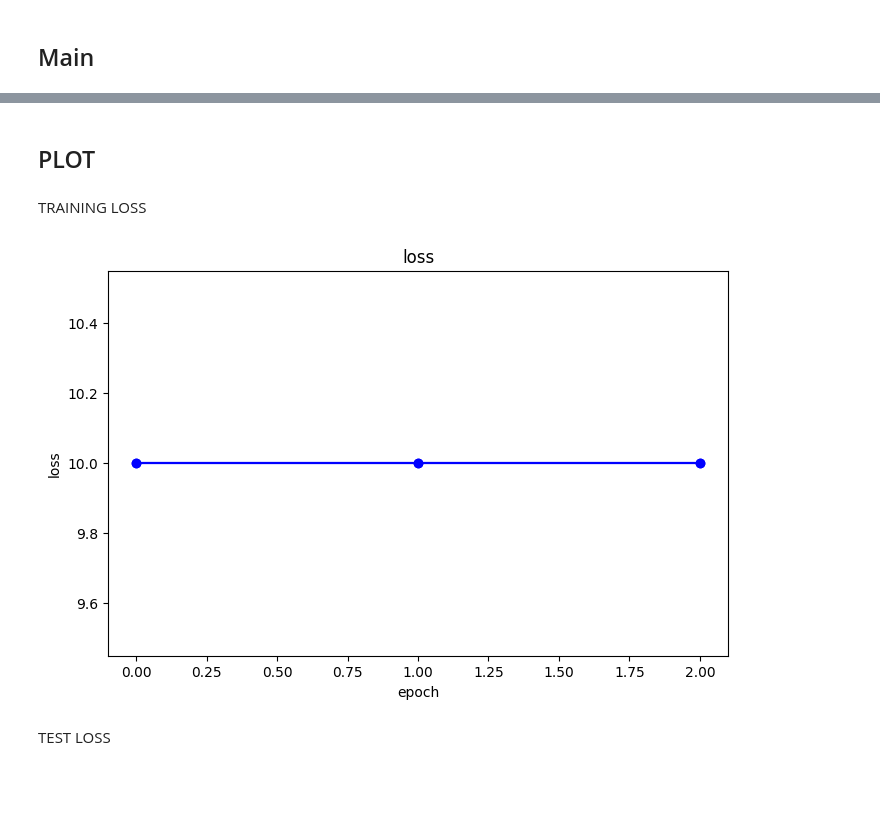
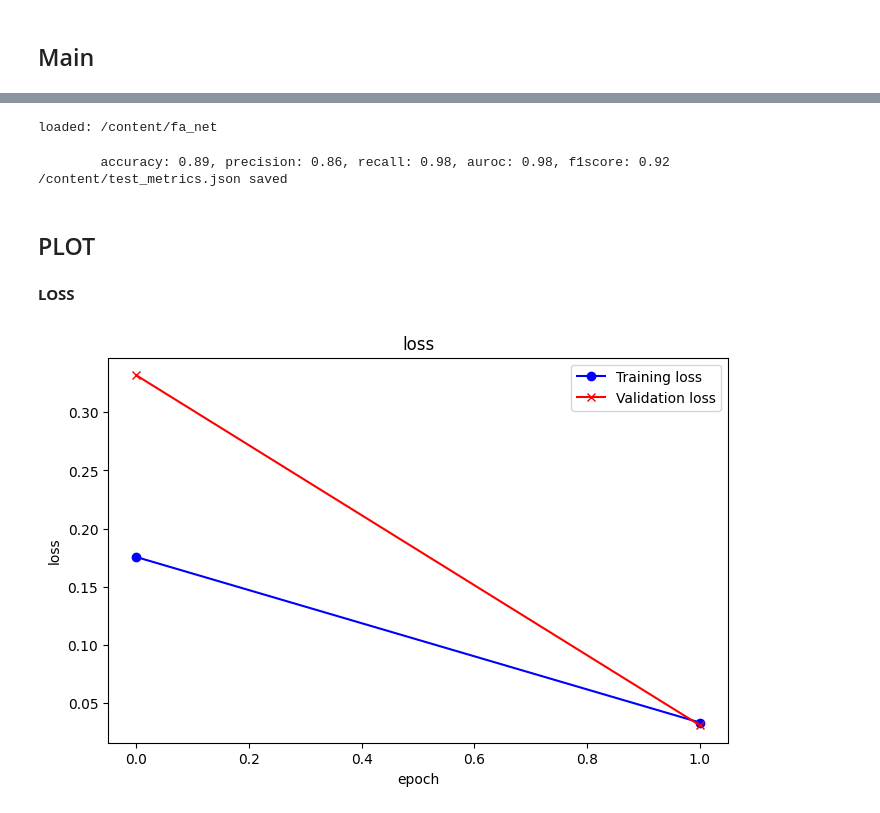
Before and after one commit to cybernetic-m/jam-net, a Jupyter notebook: models/baseline_model.ipynb, the cells around one changed output, grey strips where cells are left out. Saved outputs shown, nothing was run; the diff lists cells and outputs as text; code cells hidden in the pictures; blank space fills up the shorter version.

Commit message:
Correct dictionaries, Plots and Confusion Matrix

```diff
--- a/models/baseline_model.ipynb
+++ b/models/baseline_model.ipynb
@@ -1523,7 +1562,7 @@ fa_network = FA_net(
     model_name=global_var['extract_directory'] + "/" + "fa_net"
     )
 
-fa_network.load()
+#fa_network.load() # Decomment this to load precedent weights
 fa_network.to(device)
 fa_network.set_eval_mode()
 
@@ -1531,31 +1570,30 @@ gc.collect()
 if device != "cpu":
     torch.cuda.empty_cache()
 
-train_metrics = load_metrics_from_csv('/content/train_metrics.json')
 
-if train_metrics == {}:
-    train_metrics['epoch'] = []
-    train_metrics['loss'] = []
-    train_metrics['accuracy'] = []
-    train_metrics['precision'] = []
-    train_metrics['recall'] = []
-    train_metrics['auroc'] = []
-    train_metrics['f1score'] = []
+train_metrics = {}
+train_metrics['epoch'] = []
+train_metrics['loss'] = []
+train_metrics['accuracy'] = []
+train_metrics['precision'] = []
+train_metrics['recall'] = []
+train_metrics['auroc'] = []
+train_metrics['f1score'] = []
 
 
-validation_metrics = load_metrics_from_csv('/content/validation_metrics.json')
-
-if validation_metrics == {}:
-    validation_metrics['epoch'] = []
-    validation_metrics['loss'] = []
-    validation_metrics['accuracy'] = []
-    validation_metrics['precision'] = []
-    validation_metrics['recall'] = []
-    validation_metrics['auroc'] = []
-    validation_metrics['f1score'] = []
+validation_metrics = {}
+validation_metrics['epoch'] = []
+validation_metrics['loss'] = []
+validation_metrics['accuracy'] = []
+validation_metrics['precision'] = []
+validation_metrics['recall'] = []
+validation_metrics['auroc'] = []
+validation_metrics['f1score'] = []
 
 
-print(device)
+print("You are using for training: ", device)
+
+train_epochs = 2
 training(fa_network, train_epochs, dt_train_dataloader, dt_val_dataloader, train_metrics, validation_metrics)
 
 save_metrics_to_csv(train_metrics, '/content/train_metrics.json')
@@ -1581,25 +1624,25 @@ Early Stopping
 # %%
-test_metrics = load_metrics_from_csv('/content/test_metrics.json')
-
-if test_metrics == {}:
-    test_metrics['iteration'] = []
-    test_metrics['loss'] = []
-    test_metrics['accuracy'] = []
-    test_metrics['precision'] = []
-    test_metrics['recall'] = []
-    test_metrics['auroc'] = []
-    test_metrics['f1score'] = []
+test_metrics = {}
+test_metrics['iteration'] = []
+test_metrics['loss'] = []
+test_metrics['accuracy'] = []
+test_metrics['precision'] = []
+test_metrics['recall'] = []
+test_metrics['auroc'] = []
+test_metrics['f1score'] = []
 
 fa_network.load()
-testing(fa_network, dt_test_dataloader, test_metrics)
+true_labels, predicted_labels = testing(fa_network, dt_test_dataloader, test_metrics)
 save_metrics_to_csv(test_metrics, '/content/test_metrics.json')
+# %% [output]
+loaded: /content/fa_net
+        accuracy: 0.89, precision: 0.86, recall: 0.98, auroc: 0.98, f1score: 0.92
+/content/test_metrics.json saved
 # %% [markdown]
 ## PLOT
 # %% [markdown]
-TRAINING LOSS
+**LOSS**
 # %%
-my_plot(train_metrics, 'epoch', 'loss', marker='o', linestyle='-', color='b')
+my_plot(train_metrics, 'epoch', 'loss', validation_metrics, 'epoch', 'loss')
 # %% [output]
-[figure, old version]
+[figure, new version]
-# %% [markdown]
-TEST LOSS
```
Also changed, not shown: parts of 22 cells of this notebook, 2 other files.
